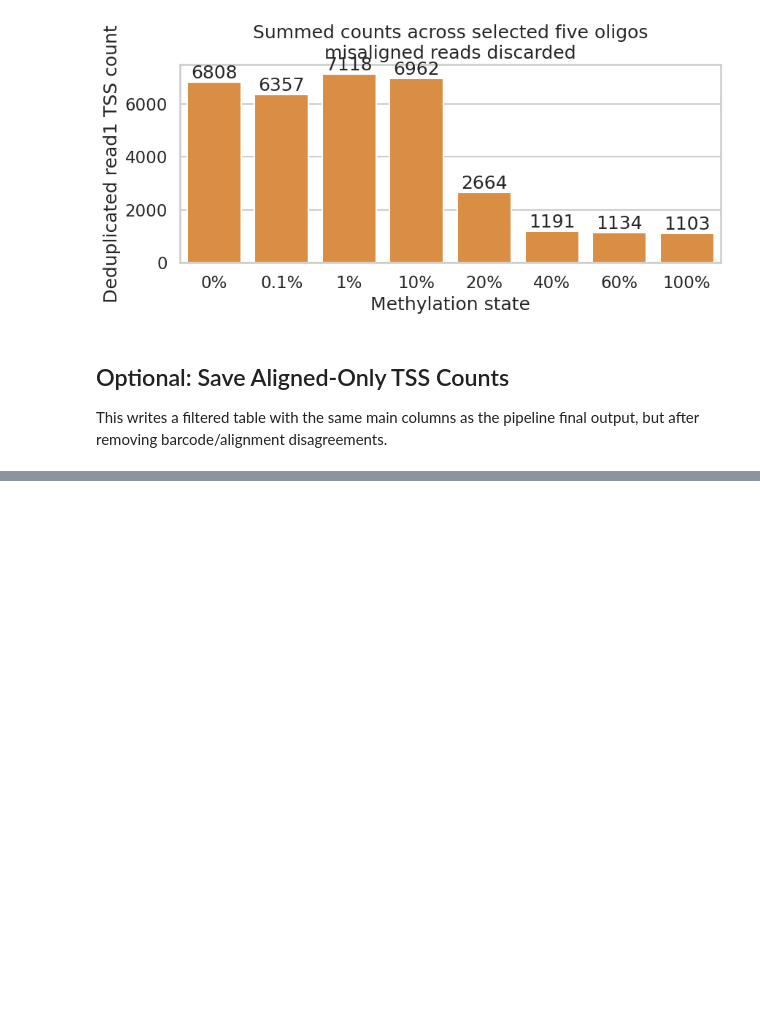
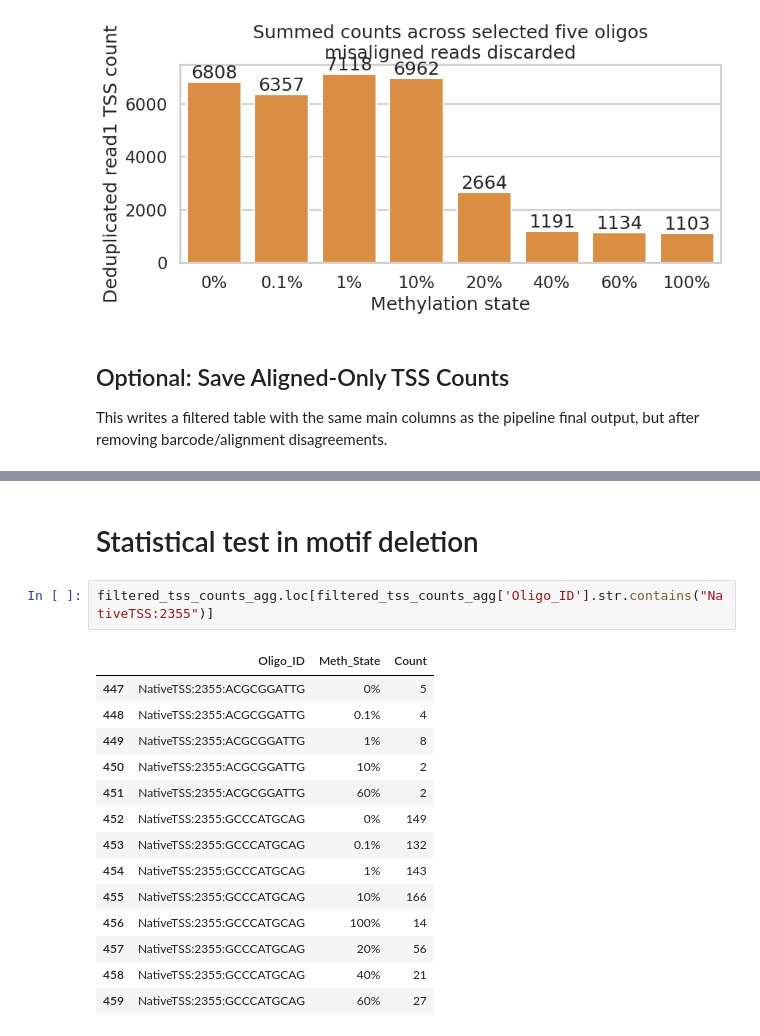
Before and after one commit to level6626/STAP-seq-pipeline, a Jupyter notebook: notebooks/analyze_barcode_pipeline_results.ipynb, the cells around one changed output, grey strips where cells are left out. Cells and saved outputs as stored; diff of their text form; blank space fills up the shorter version.

```diff
--- a/notebooks/analyze_barcode_pipeline_results.ipynb
+++ b/notebooks/analyze_barcode_pipeline_results.ipynb
@@ -358,0 +394,19 @@ if SAVE_FILTERED_COUNTS:
+# %% [markdown]
+# Statistical test in motif deletion
+# %%
+filtered_tss_counts_agg.loc[filtered_tss_counts_agg['Oligo_ID'].str.contains("NativeTSS:2355")]
+# %% [output]
+|  | Oligo_ID | Meth_State | Count |
+| 447 | NativeTSS:2355:ACGCGGATTG | 0% | 5 |
+| 448 | NativeTSS:2355:ACGCGGATTG | 0.1% | 4 |
+| 449 | NativeTSS:2355:ACGCGGATTG | 1% | 8 |
+| 450 | NativeTSS:2355:ACGCGGATTG | 10% | 2 |
+| 451 | NativeTSS:2355:ACGCGGATTG | 60% | 2 |
+| 452 | NativeTSS:2355:GCCCATGCAG | 0% | 149 |
+| 453 | NativeTSS:2355:GCCCATGCAG | 0.1% | 132 |
+| 454 | NativeTSS:2355:GCCCATGCAG | 1% | 143 |
+| 455 | NativeTSS:2355:GCCCATGCAG | 10% | 166 |
+| 456 | NativeTSS:2355:GCCCATGCAG | 100% | 14 |
+| 457 | NativeTSS:2355:GCCCATGCAG | 20% | 56 |
+| 458 | NativeTSS:2355:GCCCATGCAG | 40% | 21 |
+| 459 | NativeTSS:2355:GCCCATGCAG | 60% | 27 |
```
Also changed, not shown: parts of 11 cells of this notebook, 5 other files.
